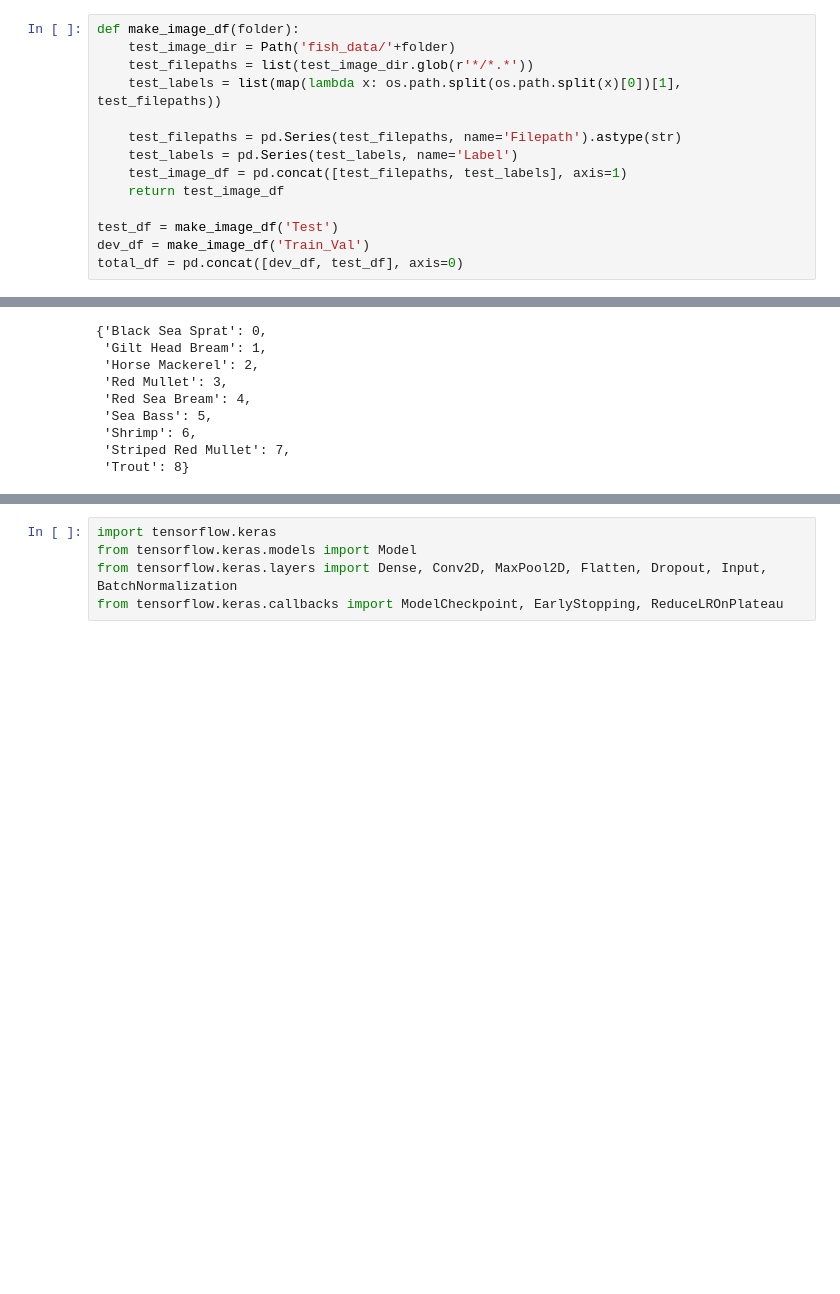
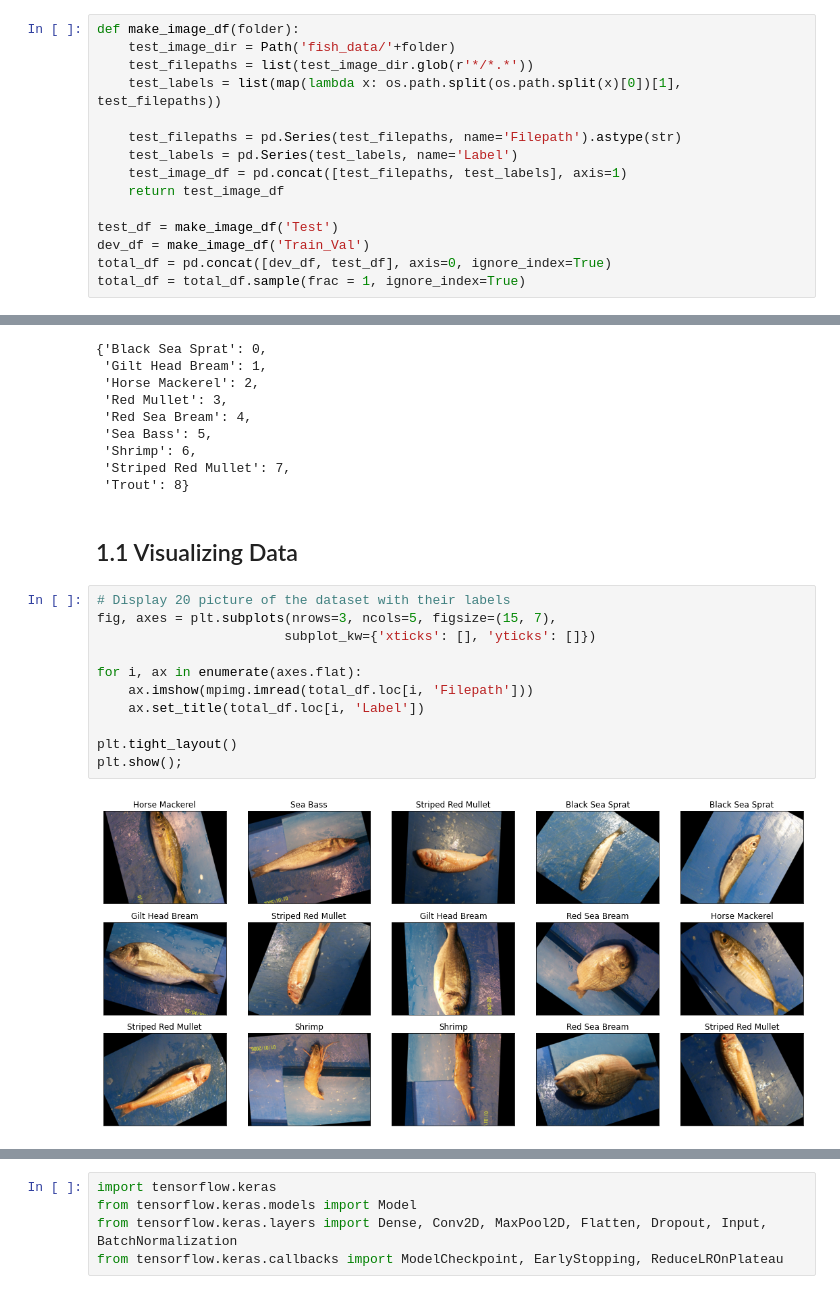
Before and after one commit to zseddek/ENEL645_FinalProject_FishClassification, a Jupyter notebook: Scripts/FishClassification_CUSTOM.ipynb, the cells around one changed output, grey strips where cells are left out. Cells and saved outputs as stored; diff of their text form; blank space fills up the shorter version.

Commit message:
preliminary data visualization

```diff
--- a/Scripts/FishClassification_CUSTOM.ipynb
+++ b/Scripts/FishClassification_CUSTOM.ipynb
@@ -28,7 +32,8 @@ def make_image_df(folder):
 
 test_df = make_image_df('Test')
 dev_df = make_image_df('Train_Val')
-total_df = pd.concat([dev_df, test_df], axis=0)
+total_df = pd.concat([dev_df, test_df], axis=0, ignore_index=True)
+total_df = total_df.sample(frac = 1, ignore_index=True)
 # %%
 print(test_df.head())
 test_df.shape
@@ -153,3 +158,18 @@ test_images.class_indices
  'Shrimp': 6,
  'Striped Red Mullet': 7,
  'Trout': 8}
+# %% [markdown]
+## 1.1 Visualizing Data
+# %%
+# Display 20 picture of the dataset with their labels
+fig, axes = plt.subplots(nrows=3, ncols=5, figsize=(15, 7),
+                        subplot_kw={'xticks': [], 'yticks': []})
+
+for i, ax in enumerate(axes.flat):
+    ax.imshow(mpimg.imread(total_df.loc[i, 'Filepath']))
+    ax.set_title(total_df.loc[i, 'Label'])
+
+plt.tight_layout()
+plt.show();
+# %% [output]
+[figure, added]
```
Also changed, not shown: parts of 15 cells of this notebook.
